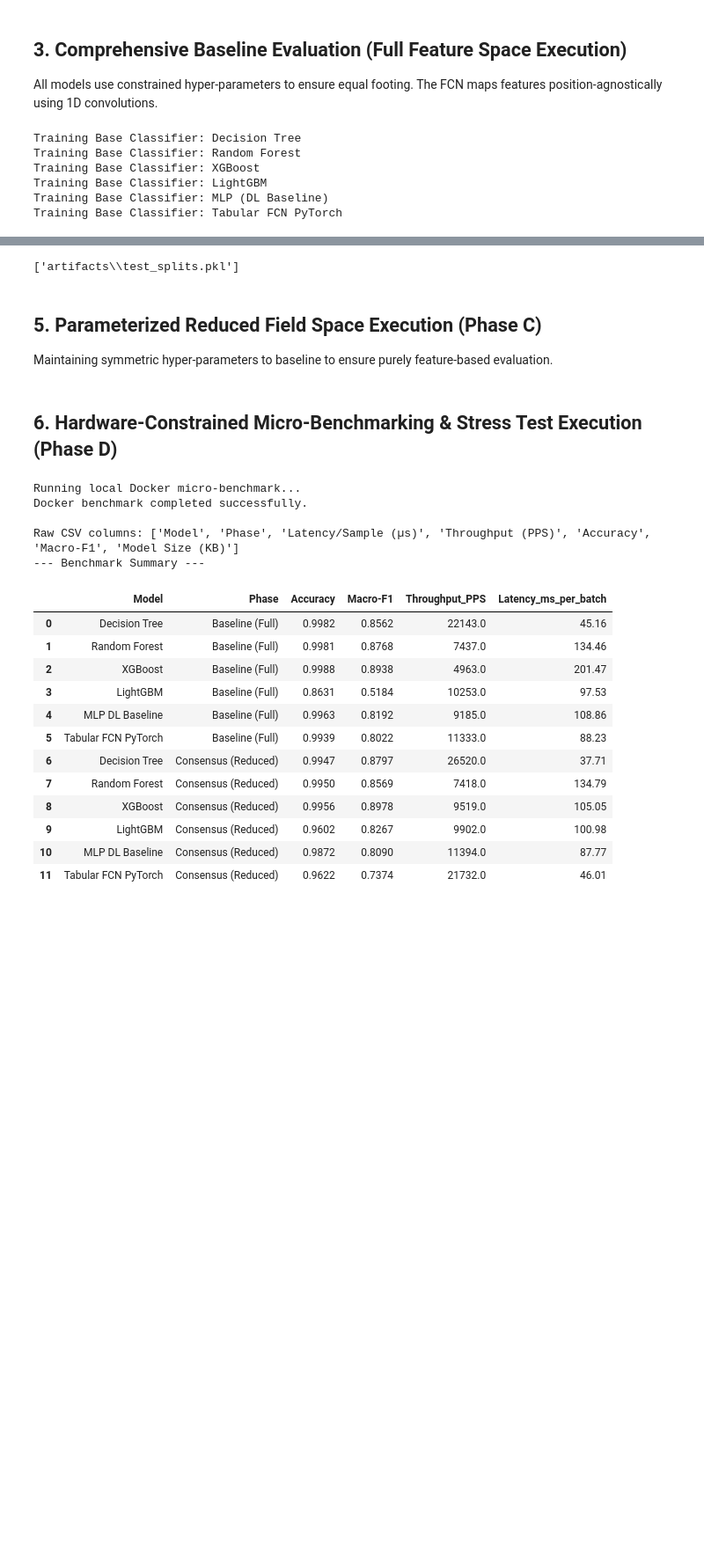
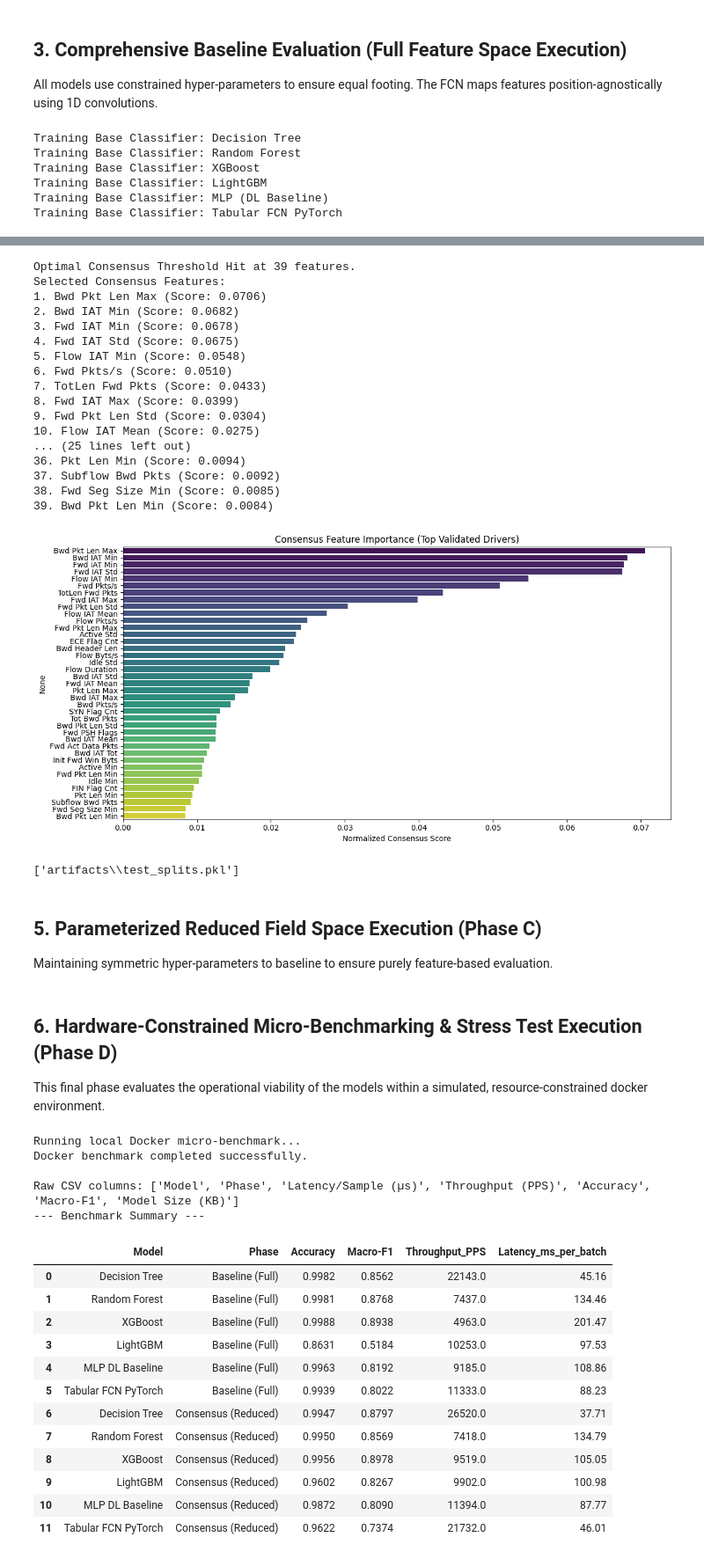
Before and after one commit to Javad-Ak/Intrusion-Detection-in-SDN, a Jupyter notebook: NIDS_Pipeline.ipynb, the cells around one changed output, grey strips where cells are left out. Shown at 88% size. Saved outputs shown, nothing was run; the diff lists cells and outputs as text; code cells hidden in the pictures; blank space fills up the shorter version.

```diff
--- a/NIDS_Pipeline.ipynb
+++ b/NIDS_Pipeline.ipynb
@@ -184,6 +188,10 @@ Matrix Shapes - Train: (273139, 76), Test: (58533, 76)
 All models use constrained hyper-parameters to ensure equal footing. The FCN maps features position-agnostically using 1D convolutions.
 # %%
 global_baseline_models = {}
+
+train_le = LabelEncoder()
+y_train_contig = train_le.fit_transform(y_train)
+num_classes = len(np.unique(y_train_contig))
 
 def train_baseline(name, model, X_t, y_t):
     print(f"Training Base Classifier: {name}")
@@ -210,8 +218,6 @@ def train_baseline(name, model, X_t, y_t):
         joblib.dump(model, CONFIG['MODELS_DIR'] / f"{get_safe_name(name)}_full.pkl")
 
     global_baseline_models[name] = model
-
-num_classes = len(np.unique(y_train))
 
 class TabularFCN(nn.Module):
     """
@@ -246,7 +252,7 @@ base_architectures = {
     'Decision Tree': DecisionTreeClassifier(max_depth=10, max_leaf_nodes=100, random_state=CONFIG['RANDOM_STATE']),
     'Random Forest': RandomForestClassifier(n_estimators=50, max_depth=10, max_leaf_nodes=100, random_state=CONFIG['RANDOM_STATE'], n_jobs=-1),
     'XGBoost': xgb.XGBClassifier(n_estimators=50, max_depth=6, learning_rate=0.1, random_state=CONFIG['RANDOM_STATE'], n_jobs=-1),
-    'LightGBM': lgb.LGBMClassifier(n_estimators=50, max_depth=6, learning_rate=0.1, is_unbalance=True, random_state=CONFIG['RANDOM_STATE'], n_jobs=-1, verbosity=-1),
+    'LightGBM': lgb.LGBMClassifier(n_estimators=50, max_depth=6, learning_rate=0.1, random_state=CONFIG['RANDOM_STATE'], n_jobs=-1, verbosity=-1),
     'MLP (DL Baseline)': MLPClassifier(hidden_layer_sizes=(256, 128), max_iter=30, early_stopping=True, n_iter_no_change=5, random_state=CONFIG['RANDOM_STATE'])
 }
 
@@ -254,7 +260,7 @@ if TORCH_AVAILABLE:
     base_architectures['Tabular FCN PyTorch'] = TabularFCNBaseline(X_train_scaled.shape[1], num_classes)
 
 for name, clf in base_architectures.items():
-    train_baseline(name, clf, X_train_scaled, y_train)
+    train_baseline(name, clf, X_train_scaled, y_train_contig)
 # %% [output]
 Training Base Classifier: Decision Tree
 Training Base Classifier: Random Forest
@@ -267,10 +274,11 @@ Training Base Classifier: Tabular FCN PyTorch
 # %%
-proxy_model = lgb.LGBMClassifier(n_estimators=50, is_unbalance=True, random_state=CONFIG['RANDOM_STATE'], n_jobs=-1, verbosity=-1)
+proxy_model = lgb.LGBMClassifier(n_estimators=50, random_state=CONFIG['RANDOM_STATE'], n_jobs=-1, verbosity=-1)
 proxy_model.fit(X_train_scaled, y_train)
 
+# Use X_val_scaled to strictly prevent train distribution leakage into feature selection logic
 explainer_shap = shap.TreeExplainer(proxy_model)
-X_train_sample = shap.sample(X_train_scaled, 5000, random_state=CONFIG['RANDOM_STATE'])
-shap_output = explainer_shap(X_train_sample)
+X_val_sample = shap.sample(X_val_scaled, min(5000, len(X_val_scaled)), random_state=CONFIG['RANDOM_STATE'])
+shap_output = explainer_shap(X_val_sample)
 
 shap_values = shap_output.values if hasattr(shap_output, "values") else shap_output
 shap_arr = np.array(shap_values, dtype=np.float32)
@@ -280,55 +288,87 @@ elif isinstance(shap_values, list):
     shap_importance = np.mean(np.abs(np.array(shap_values, dtype=np.float32)), axis=(0, 1))
 else:
     shap_importance = np.mean(np.abs(shap_arr), axis=0)
-shap_ranked = pd.Series(shap_importance, index=X_train_scaled.columns).sort_values(ascending=False)
+shap_ranked = pd.Series(shap_importance, index=X_val_scaled.columns).sort_values(ascending=False)
 
 kmeans = MiniBatchKMeans(n_clusters=200, random_state=CONFIG['RANDOM_STATE'], batch_size=1024)
-kmeans.fit(X_train_scaled)
+kmeans.fit(X_val_scaled)
 representative_samples = kmeans.cluster_centers_
 
 explainer_lime = lime.lime_tabular.LimeTabularExplainer(
-    training_data=X_train_scaled.values,
-    feature_names=X_train_scaled.columns.tolist(),
+    training_data=X_val_scaled.values,
+    feature_names=X_val_scaled.columns.tolist(),
     class_names=[str(c) for c in le.classes_],
     mode='classification',
     random_state=CONFIG['RANDOM_STATE']
 )
 
-lime_importance = {col: 0.0 for col in X_train_scaled.columns}
+lime_importance = {col: 0.0 for col in X_val_scaled.columns}
 for i in range(len(representative_samples)):
     exp = explainer_lime.explain_instance(representative_samples[i], proxy_model.predict_proba, num_features=20)
     for feature, weight in exp.as_list():
-        for col in X_train_scaled.columns:
+        for col in X_val_scaled.columns:
             if col in feature:
                 lime_importance[col] += abs(weight)
                 break
 
 lime_ranked = pd.Series(lime_importance).sort_values(ascending=False)
 
 top_k_threshold = 30
 top_shap = set(shap_ranked.head(top_k_threshold).index)
 top_lime = set(lime_ranked.head(top_k_threshold).index)
 union = top_shap.union(top_lime)
 candidate_features = list(union)
-shap_norm = shap_importance / np.sum(shap_importance)
-lime_weights = np.array([lime_importance[c] for c in X_train_scaled.columns])
+
+shap_norm = shap_importance / (np.sum(shap_importance) + 1e-9)
+lime_weights = np.array([lime_importance[c] for c in X_val_scaled.columns])
 lime_norm = lime_weights / (np.sum(lime_weights) + 1e-9)
 
-consensus_importance = pd.Series((shap_norm + lime_norm) / 2, index=X_train_scaled.columns)
+consensus_importance = pd.Series((shap_norm + lime_norm) / 2, index=X_val_scaled.columns)
 consensus_series = consensus_importance[candidate_features].sort_values(ascending=False)
 consensus_series = consensus_series / consensus_series.sum()
 cumulative_variance = consensus_series.cumsum()
 optimal_k = (cumulative_variance >= 0.95).idxmax()
 k_index = consensus_series.index.get_loc(optimal_k) + 1
 
 selected_features = consensus_series.head(k_index).index.tolist()
 X_train_red = X_train_scaled[selected_features]
 X_val_red = X_val_scaled[selected_features]
 X_test_red = X_test_scaled[selected_features]
 
+print(f"\nOptimal Consensus Threshold Hit at {k_index} features.")
+print("Selected Consensus Features:")
+for idx, feat in enumerate(selected_features, 1):
+    print(f"{idx}. {feat} (Score: {consensus_series[feat]:.4f})")
+
+plt.figure(figsize=(12, 6))
+sns.barplot(x=consensus_series.head(k_index).values, y=consensus_series.head(k_index).index, palette='viridis')
+plt.title("Consensus Feature Importance (Top Validated Drivers)")
+plt.xlabel("Normalized Consensus Score")
+plt.tight_layout()
+plt.savefig(CONFIG['FIGURES_DIR'] / 'selected_features.png')
+plt.show()
+
 joblib.dump((X_test_red, X_test_scaled, y_test), CONFIG['ARTIFACTS_DIR'] / 'test_splits.pkl')
 # %% [output]
-['artifacts\\test_splits.pkl']
+Optimal Consensus Threshold Hit at 39 features.
+Selected Consensus Features:
+1. Bwd Pkt Len Max (Score: 0.0706)
+2. Bwd IAT Min (Score: 0.0682)
+3. Fwd IAT Min (Score: 0.0678)
+4. Fwd IAT Std (Score: 0.0675)
+5. Flow IAT Min (Score: 0.0548)
+6. Fwd Pkts/s (Score: 0.0510)
+7. TotLen Fwd Pkts (Score: 0.0433)
+8. Fwd IAT Max (Score: 0.0399)
+9. Fwd Pkt Len Std (Score: 0.0304)
+10. Flow IAT Mean (Score: 0.0275)
+... (25 lines left out)
+36. Pkt Len Min (Score: 0.0094)
+37. Subflow Bwd Pkts (Score: 0.0092)
+38. Fwd Seg Size Min (Score: 0.0085)
+39. Bwd Pkt Len Min (Score: 0.0084)
+[figure, added]
+['artifacts\\test_splits.pkl']
 # %% [markdown]
 ## 5. Parameterized Reduced Field Space Execution (Phase C)
 Maintaining symmetric hyper-parameters to baseline to ensure purely feature-based evaluation.
@@ -375,6 +415,8 @@ for name, model in tuned_models.items():
     joblib.dump(model, CONFIG['MODELS_DIR'] / f"{get_safe_name(name)}_reduced.pkl")
 # %% [markdown]
 ## 6. Hardware-Constrained Micro-Benchmarking & Stress Test Execution (Phase D)
+
+This final phase evaluates the operational viability of the models within a simulated, resource-constrained docker environment.
 # %%
 print("Running local Docker micro-benchmark...")
 try:
```
Also changed, not shown: parts of 7 cells of this notebook, 1 other file.
